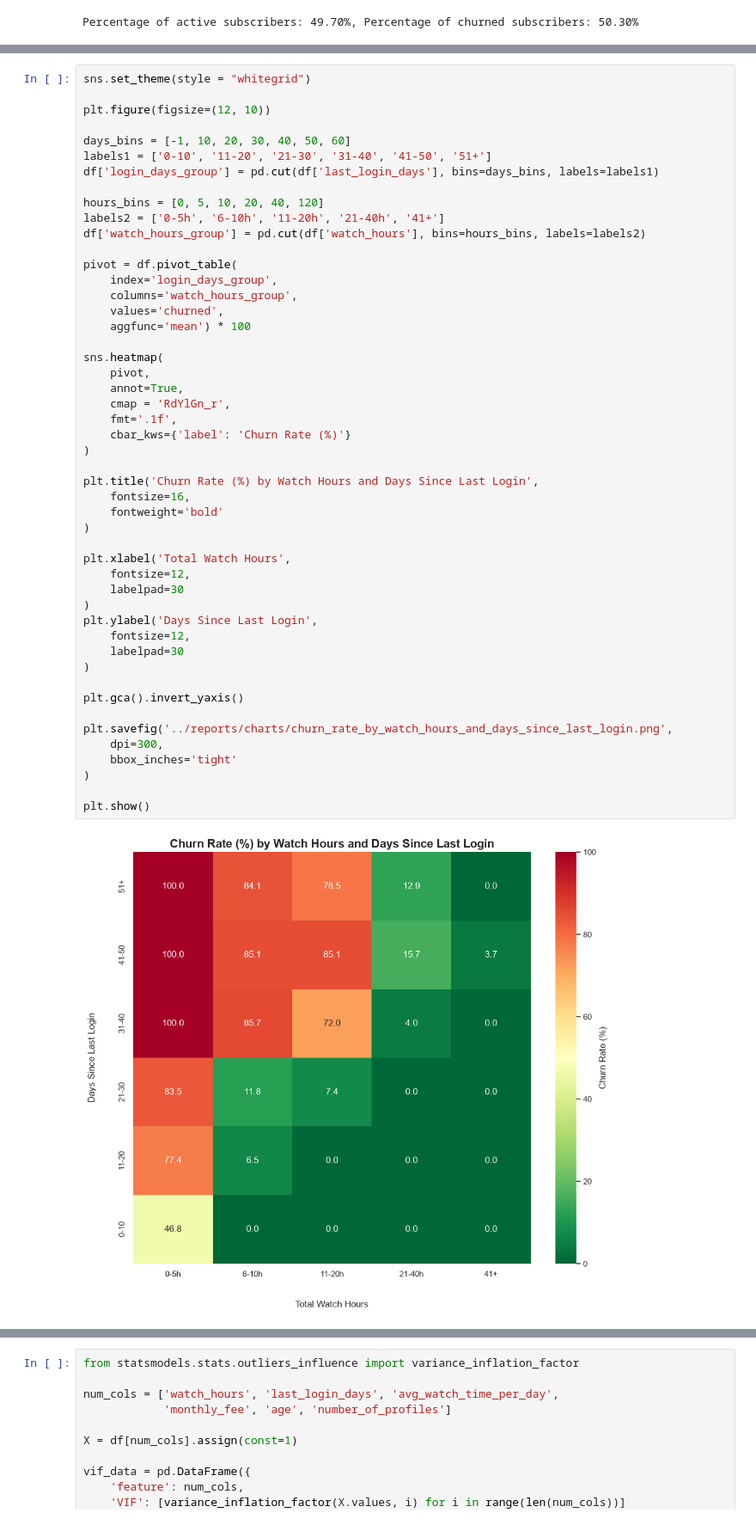
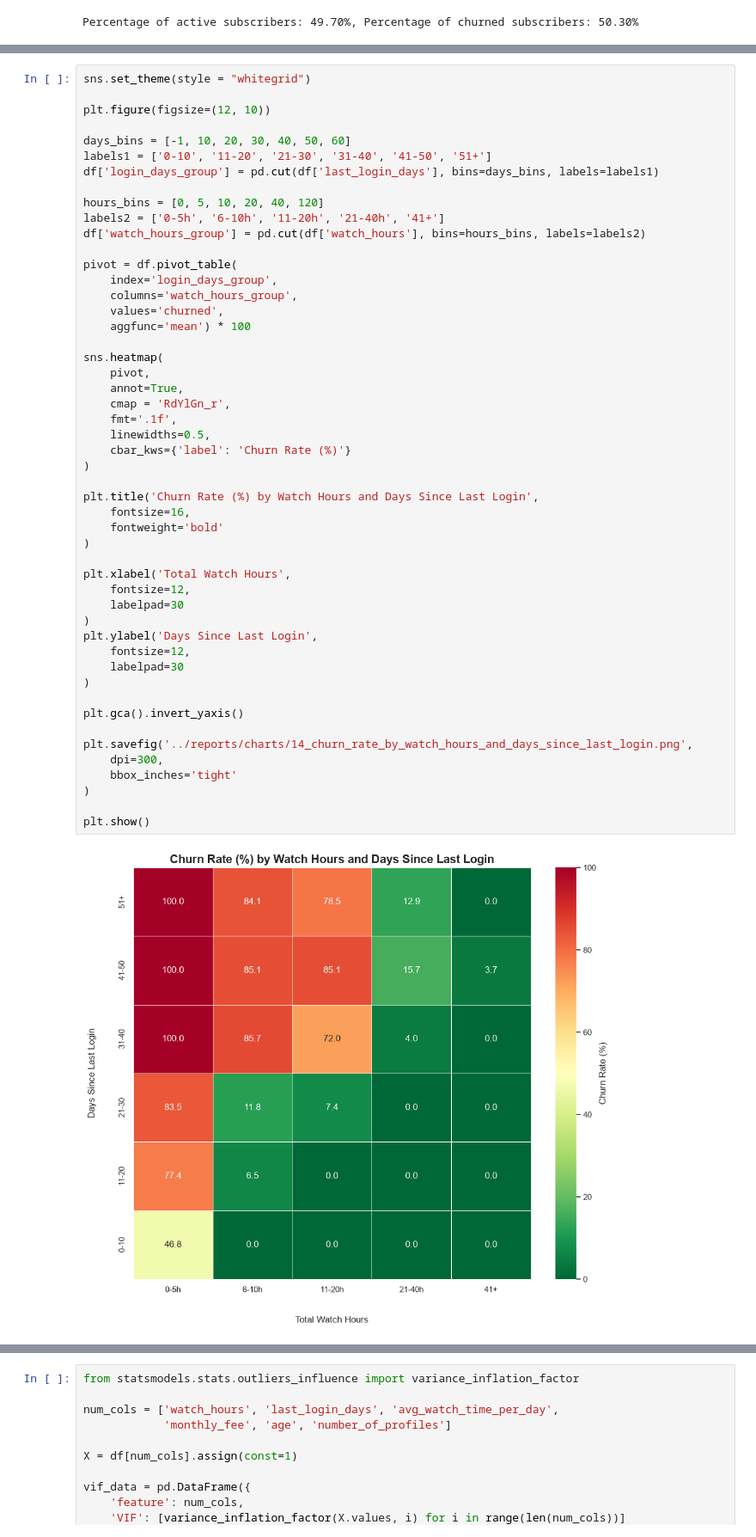
Before and after one commit to bogazc/netflix-customer-churn-analytics, a Jupyter notebook: notebooks/01_eda.ipynb, the cells around one changed output, grey strips where cells are left out. Shown at 86% size. Cells and saved outputs as stored; diff of their text form.

```diff
--- a/notebooks/01_eda.ipynb
+++ b/notebooks/01_eda.ipynb
@@ -621,32 +692,33 @@ pivot = df.pivot_table(
 sns.heatmap(
     pivot,
     annot=True,
     cmap = 'RdYlGn_r',
     fmt='.1f',
+    linewidths=0.5,
     cbar_kws={'label': 'Churn Rate (%)'}
 )
 
 plt.title('Churn Rate (%) by Watch Hours and Days Since Last Login',
     fontsize=16,
     fontweight='bold'
 )
 
 plt.xlabel('Total Watch Hours',
     fontsize=12,
     labelpad=30
 )
 plt.ylabel('Days Since Last Login',
     fontsize=12,
     labelpad=30
 )
 
 plt.gca().invert_yaxis()
 
-plt.savefig('../reports/charts/churn_rate_by_watch_hours_and_days_since_last_login.png',
+plt.savefig('../reports/charts/14_churn_rate_by_watch_hours_and_days_since_last_login.png',
     dpi=300,
     bbox_inches='tight'
 )
 
 plt.show()
 # %% [output]
-[figure, old version]
+[figure, new version]
```
Also changed, not shown: parts of 45 cells of this notebook, 22 other files.
